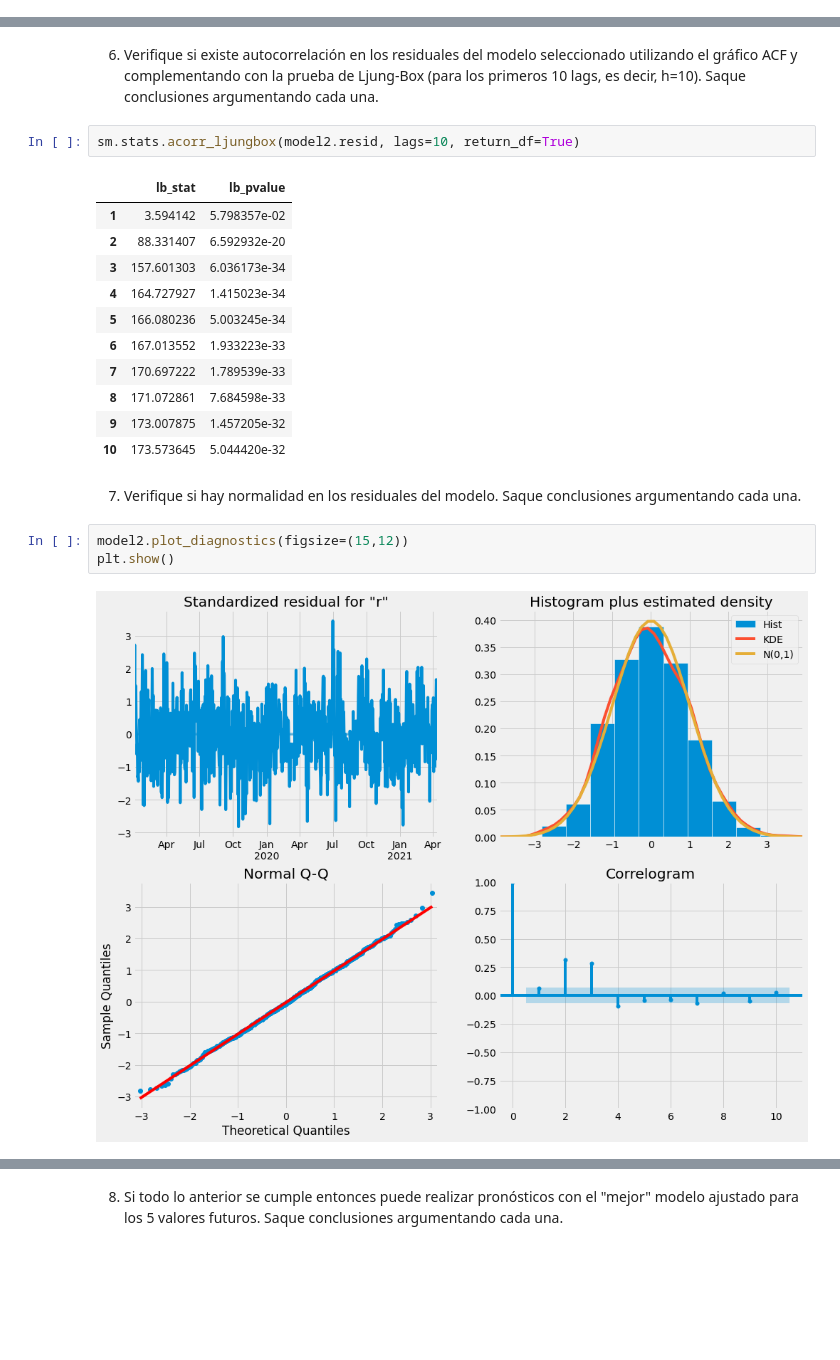
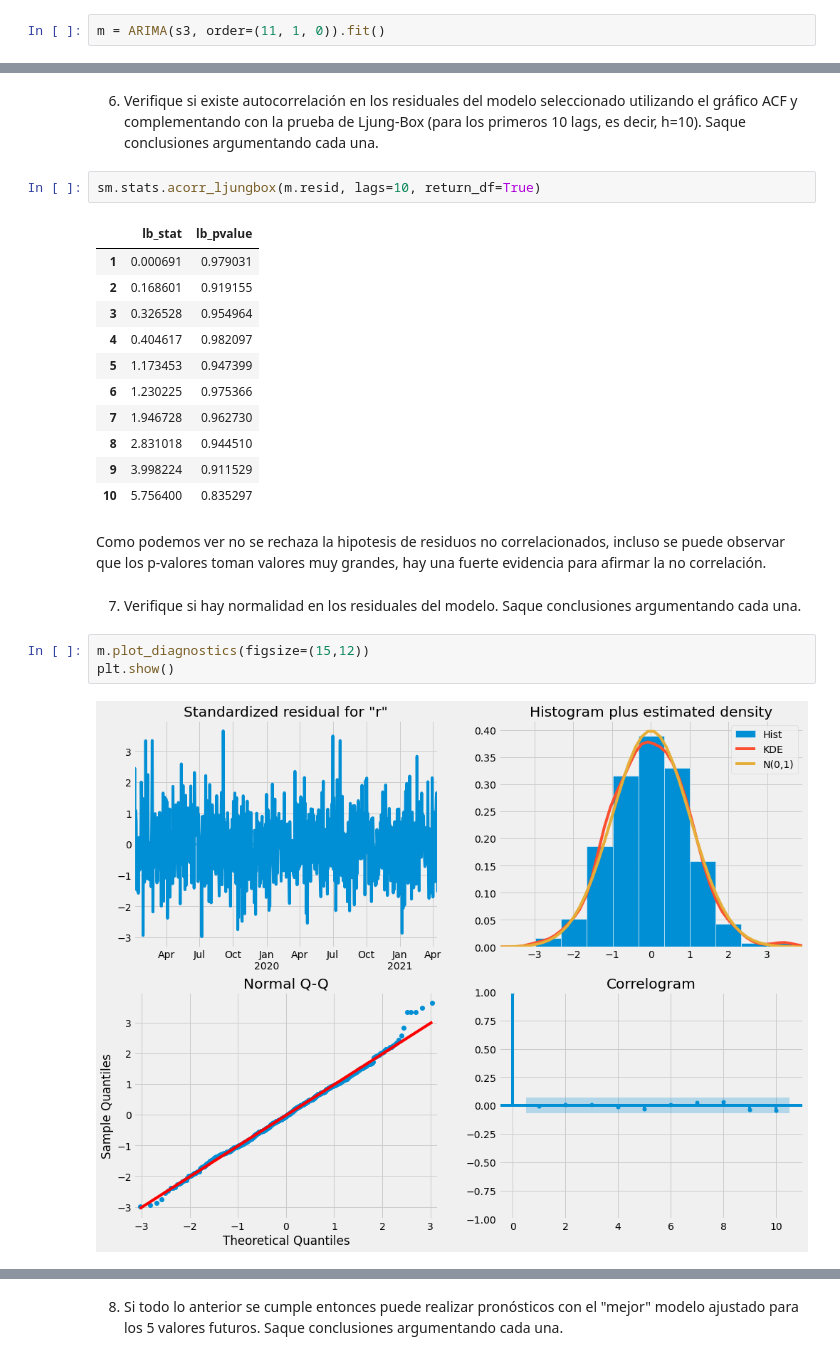
Before and after one commit to julianusor/series_de_tiempo, a Jupyter notebook: Exam2/Parcial-2.ipynb, the cells around one changed output, grey strips where cells are left out. Drawn from its saved outputs; the diff is of its cells as text; blank space fills up the shorter version.

```diff
--- a/Exam2/Parcial-2.ipynb
+++ b/Exam2/Parcial-2.ipynb
@@ -525,0 +475,2 @@ BIC
+# %%
+m = ARIMA(s3, order=(11, 1, 0)).fit()
@@ -528,23 +523,25 @@ BIC
 # %% [markdown]
 6. Verifique si existe autocorrelación en los residuales del modelo seleccionado utilizando el gráfico ACF y complementando con la prueba de Ljung-Box (para los primeros 10 lags, es decir, h=10). Saque conclusiones argumentando cada una.
 # %%
-sm.stats.acorr_ljungbox(model2.resid, lags=10, return_df=True)
+sm.stats.acorr_ljungbox(m.resid, lags=10, return_df=True)
 # %% [output]
 |  | lb_stat | lb_pvalue |
-| 1 | 3.594142 | 5.798357e-02 |
-| 2 | 88.331407 | 6.592932e-20 |
-| 3 | 157.601303 | 6.036173e-34 |
-| 4 | 164.727927 | 1.415023e-34 |
-| 5 | 166.080236 | 5.003245e-34 |
-| 6 | 167.013552 | 1.933223e-33 |
-| 7 | 170.697222 | 1.789539e-33 |
-| 8 | 171.072861 | 7.684598e-33 |
-| 9 | 173.007875 | 1.457205e-32 |
-| 10 | 173.573645 | 5.044420e-32 |
+| 1 | 0.000691 | 0.979031 |
+| 2 | 0.168601 | 0.919155 |
+| 3 | 0.326528 | 0.954964 |
+| 4 | 0.404617 | 0.982097 |
+| 5 | 1.173453 | 0.947399 |
+| 6 | 1.230225 | 0.975366 |
+| 7 | 1.946728 | 0.962730 |
+| 8 | 2.831018 | 0.944510 |
+| 9 | 3.998224 | 0.911529 |
+| 10 | 5.756400 | 0.835297 |
+# %% [markdown]
+Como podemos ver no se rechaza la hipotesis de residuos no correlacionados, incluso se puede observar que los p-valores toman valores muy grandes, hay una fuerte evidencia para afirmar la no correlación.
 # %% [markdown]
 7. Verifique si hay normalidad en los residuales del modelo. Saque conclusiones argumentando cada una.
 # %%
-model2.plot_diagnostics(figsize=(15,12))
+m.plot_diagnostics(figsize=(15,12))
 plt.show()
 # %% [output]
-[figure, old version]
+[figure, new version]
```
Also changed, not shown: parts of 45 cells of this notebook.
